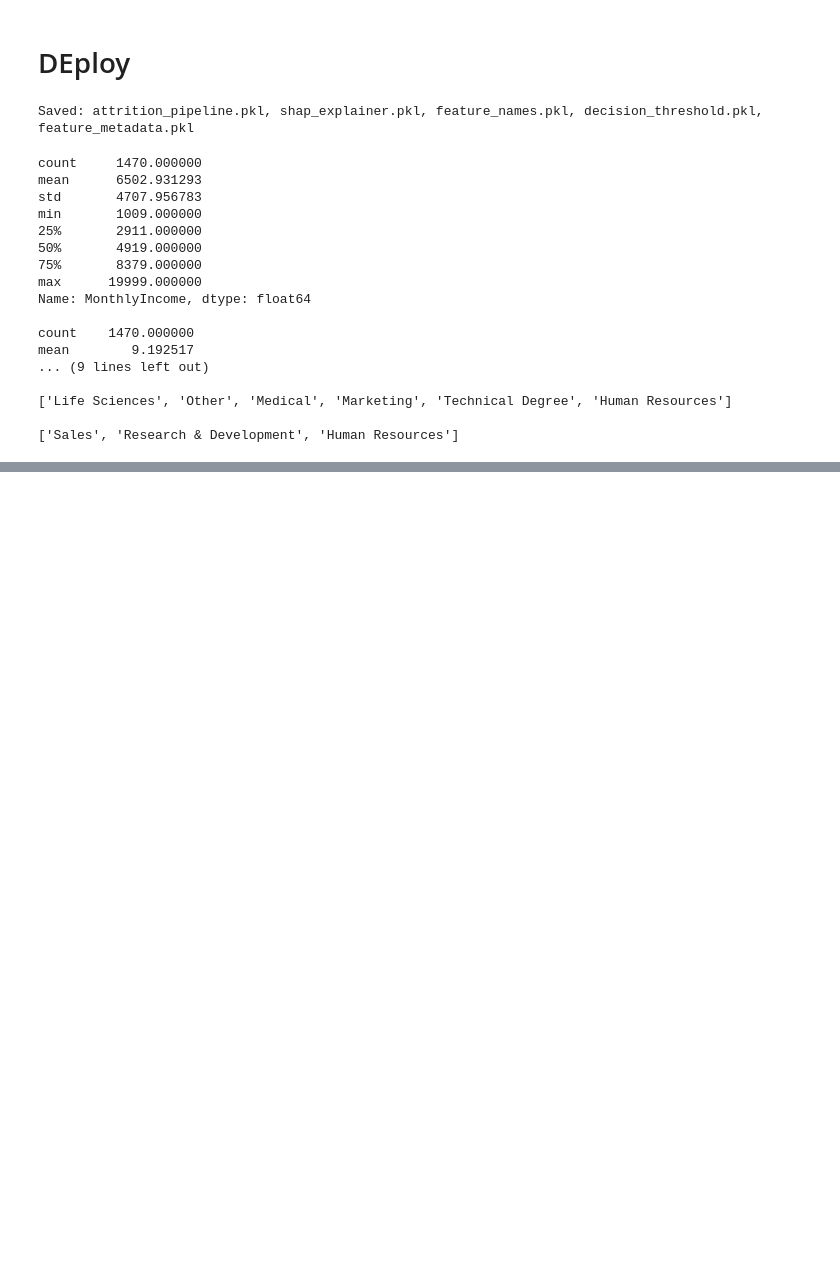
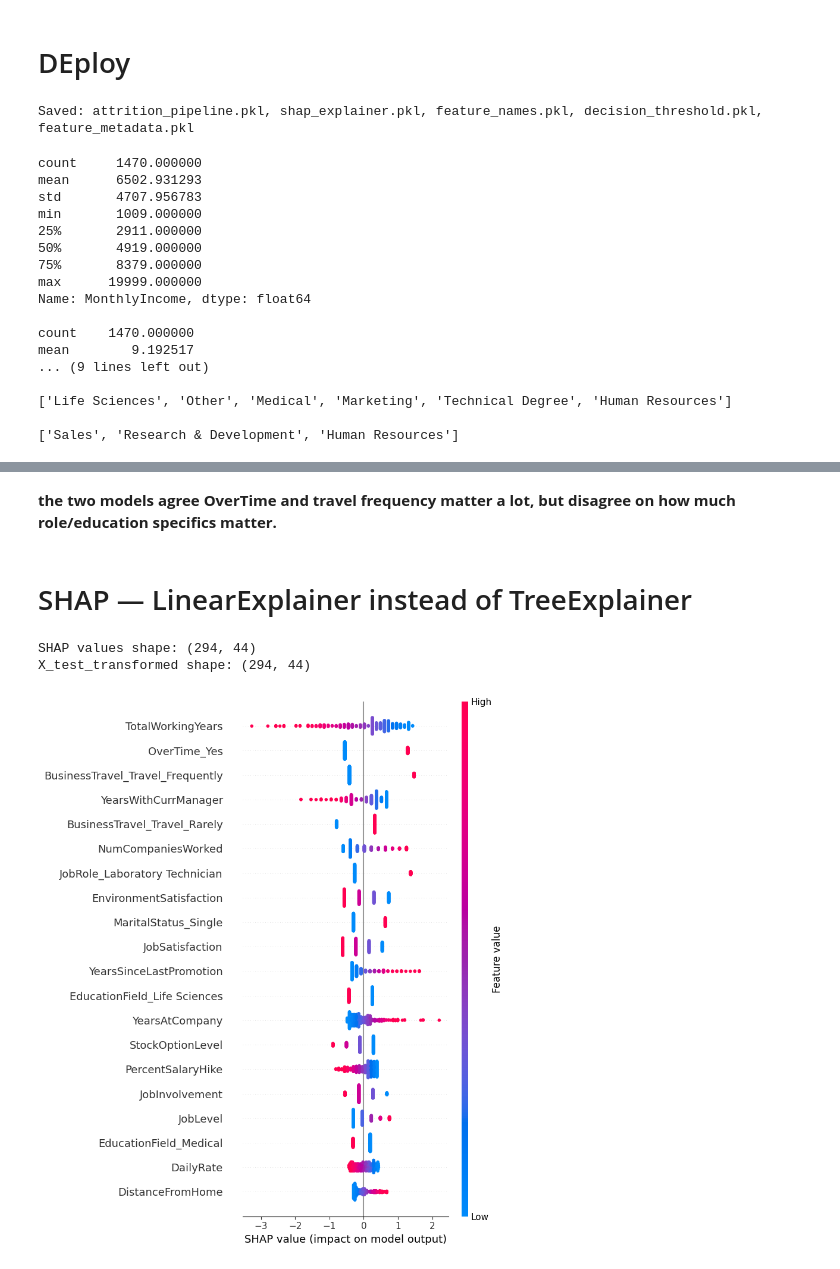
Before and after one commit to IsratMou/HR_Attrition_App, a Jupyter notebook: employee-attrition-prediction.ipynb, the cells around one changed output, grey strips where cells are left out. Saved outputs shown, nothing was run; the diff lists cells and outputs as text; code cells hidden in the pictures; blank space fills up the shorter version.

```diff
--- a/employee-attrition-prediction.ipynb
+++ b/employee-attrition-prediction.ipynb
@@ -505,0 +674,27 @@ mean        9.192517
+# %% [markdown]
+**the two models agree OverTime and travel frequency matter a lot, but disagree on how much role/education specifics matter.**
+# %% [markdown]
+# SHAP — LinearExplainer instead of TreeExplainer
+# %%
+import shap
+import matplotlib.pyplot as plt
+
+# LinearExplainer needs a background dataset to account for feature correlations —
+# use the transformed TRAINING data, not test data, for that background
+X_train_transformed = model_pipeline.named_steps['preprocessor'].transform(X_train)
+X_test_transformed = model_pipeline.named_steps['preprocessor'].transform(X_test)
+
+explainer = shap.LinearExplainer(model_pipeline.named_steps['classifier'], X_train_transformed)
+shap_values = explainer.shap_values(X_test_transformed)
+
+print("SHAP values shape:", shap_values.shape)
+print("X_test_transformed shape:", X_test_transformed.shape)
+
+shap.summary_plot(shap_values, X_test_transformed, feature_names=all_feature_names, show=False)
+plt.tight_layout()
+plt.savefig('shap_summary.png', dpi=100, bbox_inches='tight')
+plt.show()
+# %% [output]
+SHAP values shape: (294, 44)
+X_test_transformed shape: (294, 44)
+[figure, added]
```
Also changed, not shown: parts of 10 cells of this notebook.
